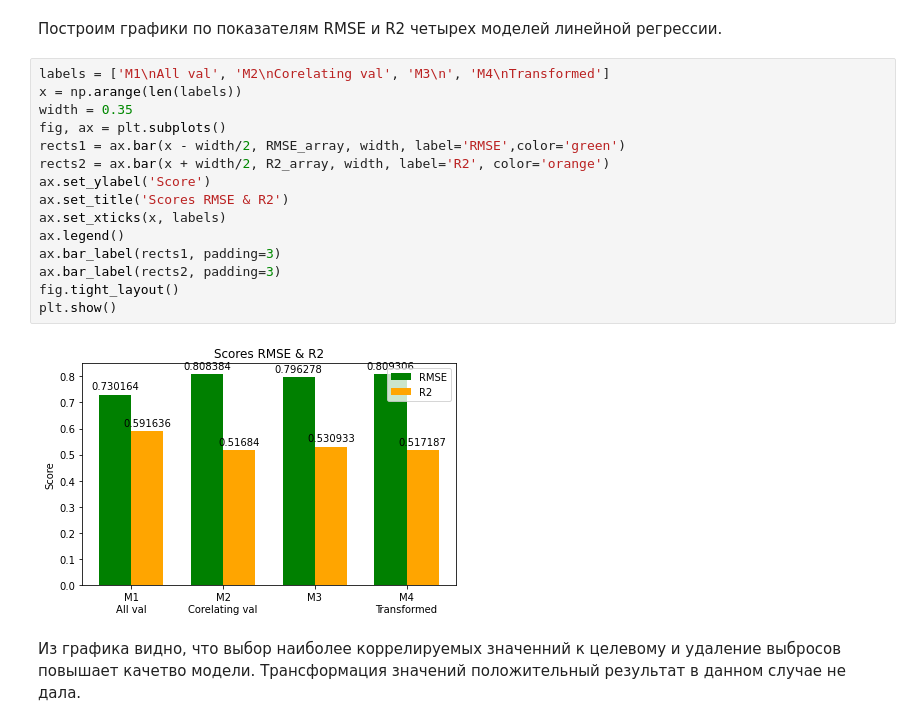
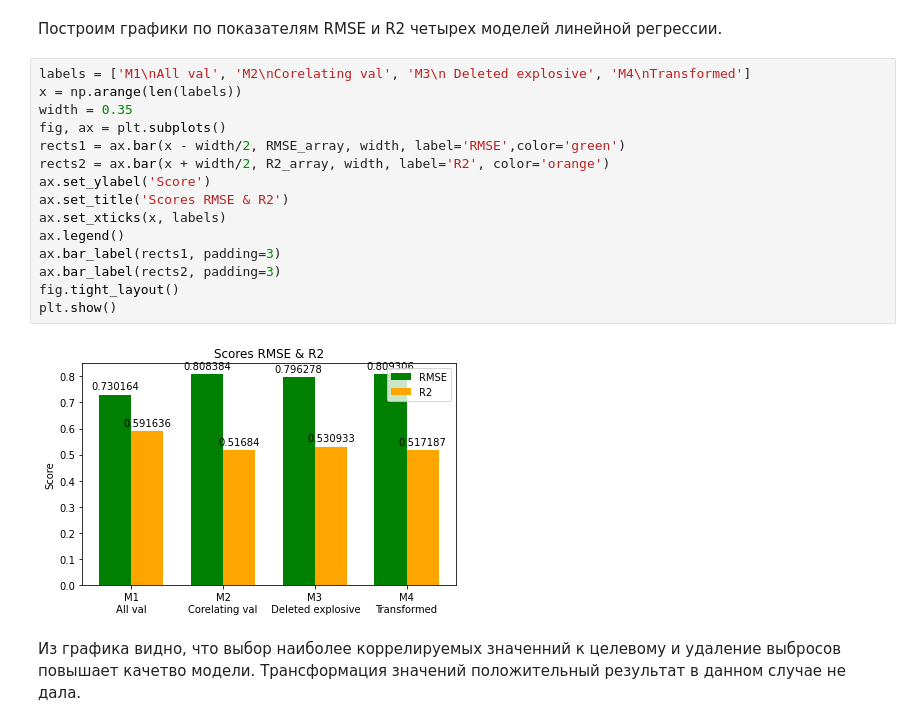
Before and after one commit to VSterkhov/EDA, a Jupyter notebook: Notebook.ipynb, the cells around one changed output. Cells and saved outputs as stored; diff of their text form.

```diff
--- a/Notebook.ipynb
+++ b/Notebook.ipynb
@@ -135,22 +135,22 @@ Root Mean Square Error:  0.8093064565192049
 # %% [markdown]
 Построим графики по показателям RMSE и R2 четырех моделей линейной регрессии.
 # %%
-labels = ['M1\nAll val', 'M2\nCorelating val', 'M3\n', 'M4\nTransformed']
+labels = ['M1\nAll val', 'M2\nCorelating val', 'M3\n Deleted explosive', 'M4\nTransformed']
 x = np.arange(len(labels))
 width = 0.35
 fig, ax = plt.subplots()
 rects1 = ax.bar(x - width/2, RMSE_array, width, label='RMSE',color='green')
 rects2 = ax.bar(x + width/2, R2_array, width, label='R2', color='orange')
 ax.set_ylabel('Score')
 ax.set_title('Scores RMSE & R2')
 ax.set_xticks(x, labels)
 ax.legend()
 ax.bar_label(rects1, padding=3)
 ax.bar_label(rects2, padding=3)
 fig.tight_layout()
 plt.show()
 # %% [output]
-[figure, old version]
+[figure, new version]
 # %% [markdown]
 Из графика видно, что выбор наиболее коррелируемых значенний к целевому и удаление выбросов повышает качетво модели.
 Трансформация значений положительный результат в данном случае не дала.
```
